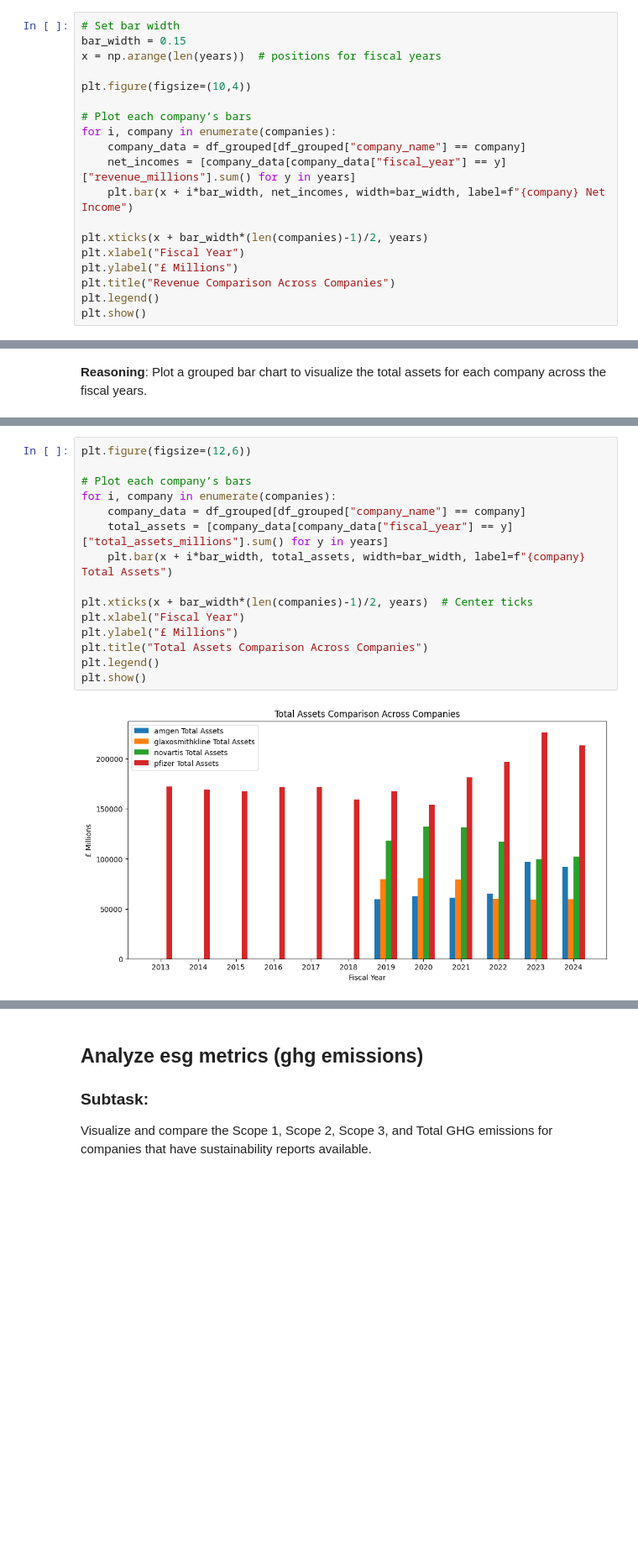
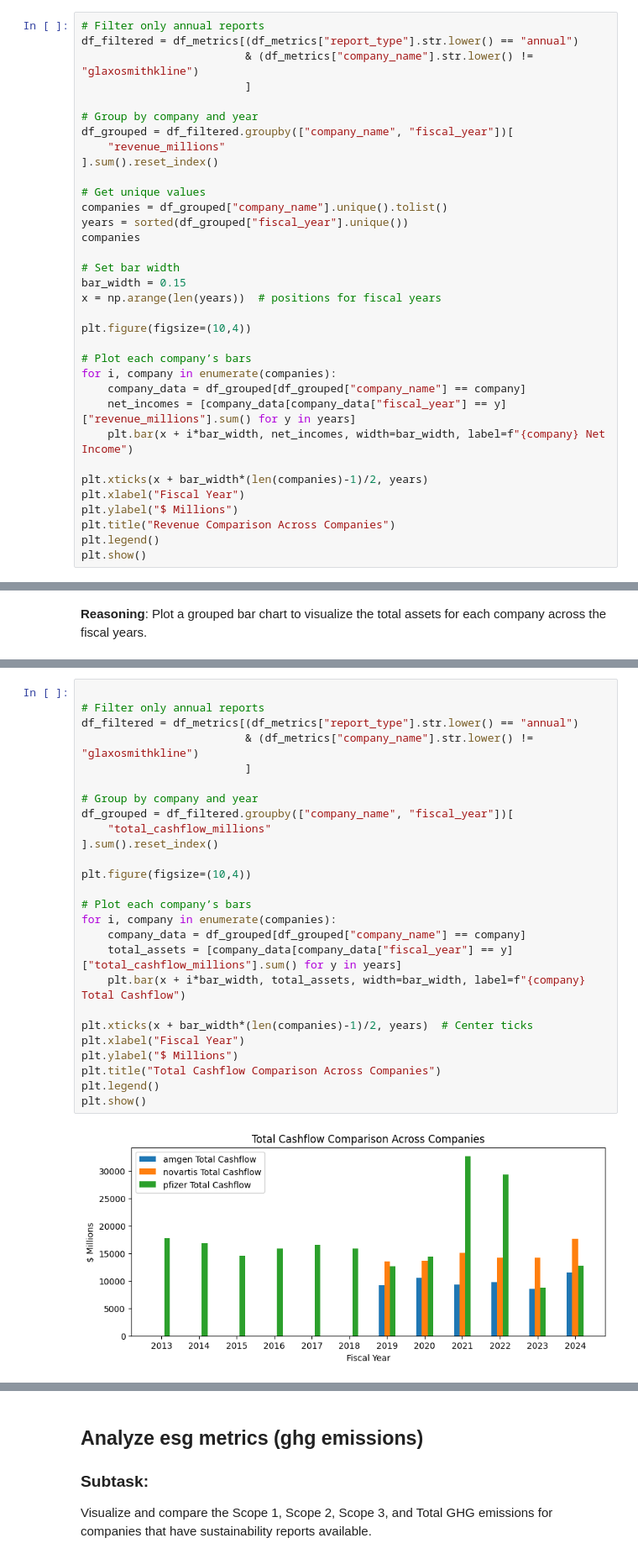
Before and after one commit to intellitrend-global/google_hackathon_bq_ai, a Jupyter notebook: process_reports.ipynb, the cells around one changed output, grey strips where cells are left out. Shown: that part at 84% size. Cells and saved outputs as stored; diff of their text form; blank space fills up the shorter version.

```diff
--- a/process_reports.ipynb
+++ b/process_reports.ipynb
@@ -839,6 +778,21 @@ Load job 1906af35-675a-448d-af75-00c98c5c809d is DONE. Open Job
 **Reasoning**:
 Plot the grouped bar chart for net income comparison across companies using the processed data, following the remaining instructions for plotting and labeling.
 # %%
+# Filter only annual reports
+df_filtered = df_metrics[(df_metrics["report_type"].str.lower() == "annual")
+                         & (df_metrics["company_name"].str.lower() != "glaxosmithkline")
+                         ]
+
+# Group by company and year
+df_grouped = df_filtered.groupby(["company_name", "fiscal_year"])[
+    "revenue_millions"
+].sum().reset_index()
+
+# Get unique values
+companies = df_grouped["company_name"].unique().tolist()
+years = sorted(df_grouped["fiscal_year"].unique())
+companies
+
 # Set bar width
 bar_width = 0.15
 x = np.arange(len(years))  # positions for fiscal years
@@ -853,7 +807,7 @@ for i, company in enumerate(companies):
 
 plt.xticks(x + bar_width*(len(companies)-1)/2, years)
 plt.xlabel("Fiscal Year")
-plt.ylabel("£ Millions")
+plt.ylabel("$ Millions")
 plt.title("Revenue Comparison Across Companies")
 plt.legend()
 plt.show()
@@ -892,17 +860,28 @@ Plot a grouped bar chart to visualize the total assets for each company across t
 # %%
-plt.figure(figsize=(12,6))
+
+# Filter only annual reports
+df_filtered = df_metrics[(df_metrics["report_type"].str.lower() == "annual")
+                         & (df_metrics["company_name"].str.lower() != "glaxosmithkline")
+                         ]
+
+# Group by company and year
+df_grouped = df_filtered.groupby(["company_name", "fiscal_year"])[
+    "total_cashflow_millions"
+].sum().reset_index()
+
+plt.figure(figsize=(10,4))
 
 # Plot each company’s bars
 for i, company in enumerate(companies):
     company_data = df_grouped[df_grouped["company_name"] == company]
-    total_assets = [company_data[company_data["fiscal_year"] == y]["total_assets_millions"].sum() for y in years]
-    plt.bar(x + i*bar_width, total_assets, width=bar_width, label=f"{company} Total Assets")
+    total_assets = [company_data[company_data["fiscal_year"] == y]["total_cashflow_millions"].sum() for y in years]
+    plt.bar(x + i*bar_width, total_assets, width=bar_width, label=f"{company} Total Cashflow")
 
 plt.xticks(x + bar_width*(len(companies)-1)/2, years)  # Center ticks
 plt.xlabel("Fiscal Year")
-plt.ylabel("£ Millions")
-plt.title("Total Assets Comparison Across Companies")
+plt.ylabel("$ Millions")
+plt.title("Total Cashflow Comparison Across Companies")
 plt.legend()
 plt.show()
 # %% [output]
-[figure, old version]
+[figure, new version]
```
Also changed, not shown: parts of 27 cells of this notebook.
